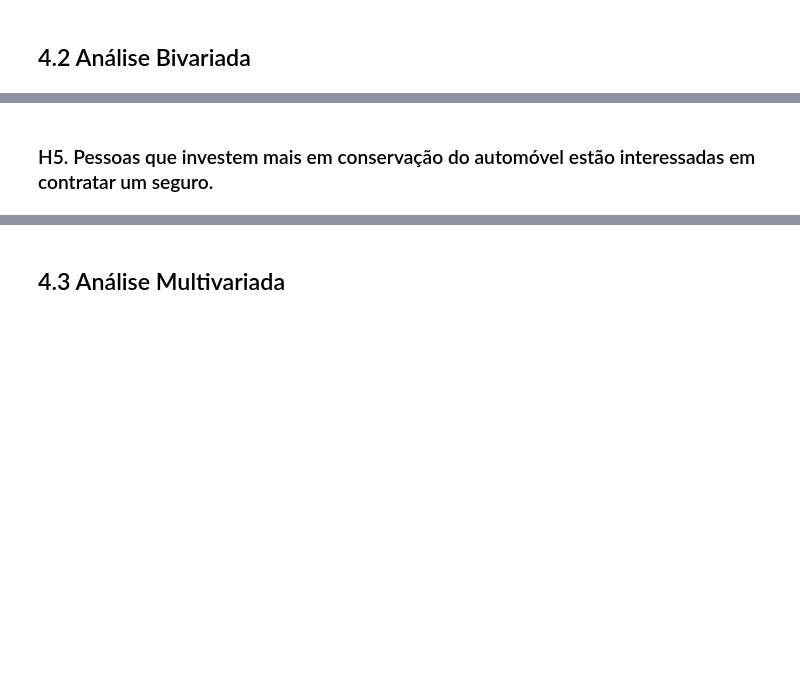
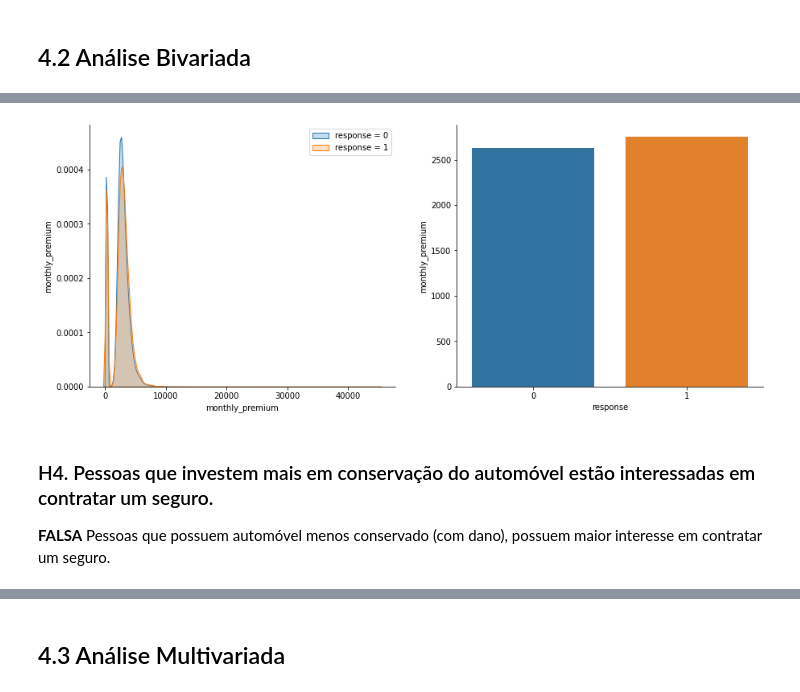
Before and after one commit to Jhonatanslopes/Health-Insurance-Cross-sell, a Jupyter notebook: notebook.ipynb, the cells around one changed output, grey strips where cells are left out. Saved outputs shown, nothing was run; the diff lists cells and outputs as text; code cells hidden in the pictures; blank space fills up the shorter version.

```diff
--- a/notebook.ipynb
+++ b/notebook.ipynb
@@ -375,2 +479,26 @@ sns.despine(right=True);
+# %%
+# -- Figure 1
+not_interest = df4[df4['response'] == 0] # Filter response = 0
+interest = df4[df4['response'] == 1] # Filter response = 1
+
+# Create figure 1
+plt.figure(figsize=(15, 6))
+plt.subplot(1, 2, 1)
+sns.kdeplot(x=not_interest['monthly_premium'], label='response = 0', shade=True)
+sns.kdeplot(x=interest['monthly_premium'], label='response = 1', shade=True)
+plt.legend()
+plt.ylabel('monthly_premium')
+
+# -- Figure 2
+aux1 = df4['monthly_premium'].groupby(df4['response']).median().reset_index() # Group monthly_premium by response
+
+# Create Figure 2
+plt.subplot(1, 2, 2)
+sns.barplot(x='response', y='monthly_premium', data=aux1)
+sns.despine(right=True);
+# %% [output]
+[figure, added]
 # %% [markdown]
-### H5. Pessoas que investem mais em conservação do automóvel estão interessadas em contratar um seguro.
+### H4. Pessoas que investem mais em conservação do automóvel estão interessadas em contratar um seguro.
+
+**FALSA** Pessoas que possuem automóvel menos conservado (com dano), possuem maior interesse em contratar um seguro.
```
Also changed, not shown: parts of 32 cells of this notebook.
